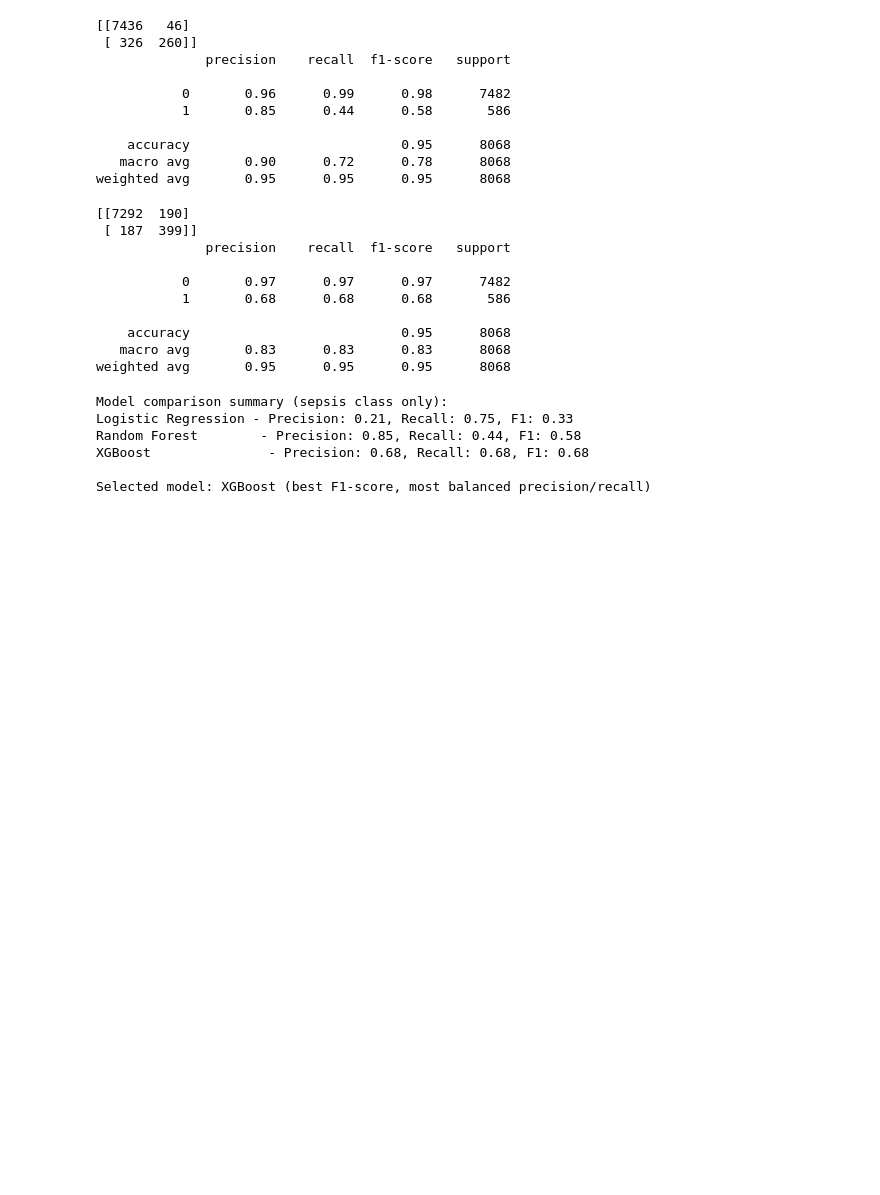
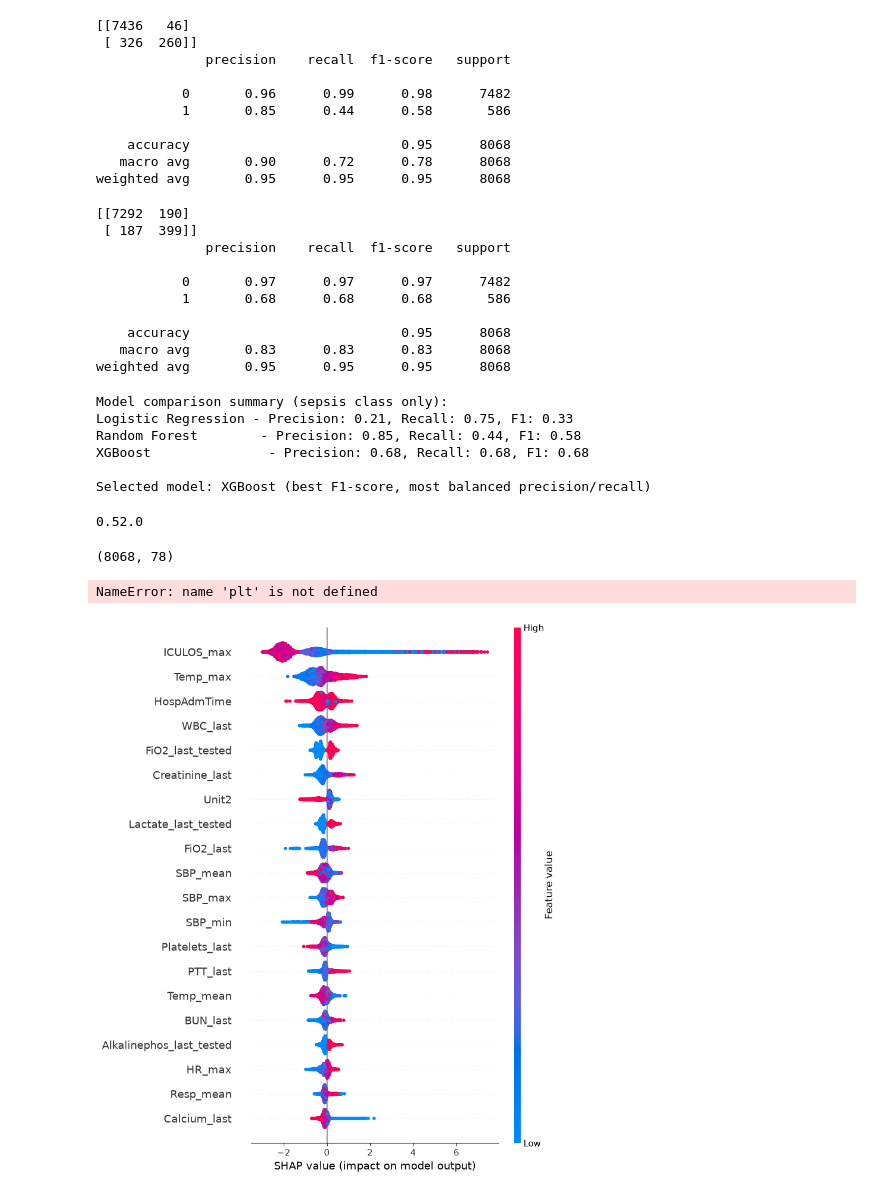
Before and after one commit to tanishqrajsinghchawda/sepsis-project, a Jupyter notebook: notebooks/05_model_training.ipynb, the cells around one changed output. Drawn from its saved outputs; the diff is of its cells as text; code cells hidden in the pictures; blank space fills up the shorter version.

Commit message:
Phase 6: SHAP explainability - global summary plot and per-patient force plot

```diff
--- a/notebooks/05_model_training.ipynb
+++ b/notebooks/05_model_training.ipynb
@@ -141,3 +141,23 @@ Random Forest        - Precision: 0.85, Recall: 0.44, F1: 0.58
 XGBoost               - Precision: 0.68, Recall: 0.68, F1: 0.68
 
 Selected model: XGBoost (best F1-score, most balanced precision/recall)
+# %%
+import shap
+print(shap.__version__)
+# %% [output]
+0.52.0
+# %%
+explainer = shap.TreeExplainer(best_model)
+shap_values = explainer.shap_values(X_test)
+
+print(shap_values.shape)
+# %% [output]
+(8068, 78)
+# %%
+shap.summary_plot(shap_values, X_test, show=False)
+plt.tight_layout()
+plt.savefig('../figures/shap_summary_plot.png', bbox_inches='tight')
+plt.show()
+# %% [output]
+NameError: name 'plt' is not defined
+[figure, added]
```
Also changed, not shown: parts of 2 cells of this notebook, 2 other files.
